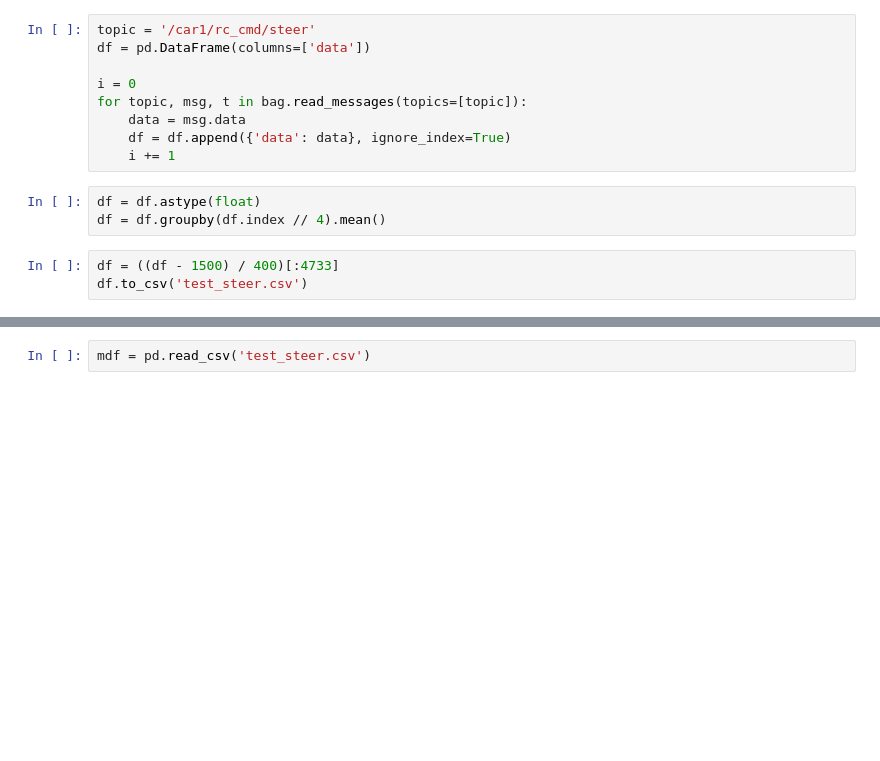
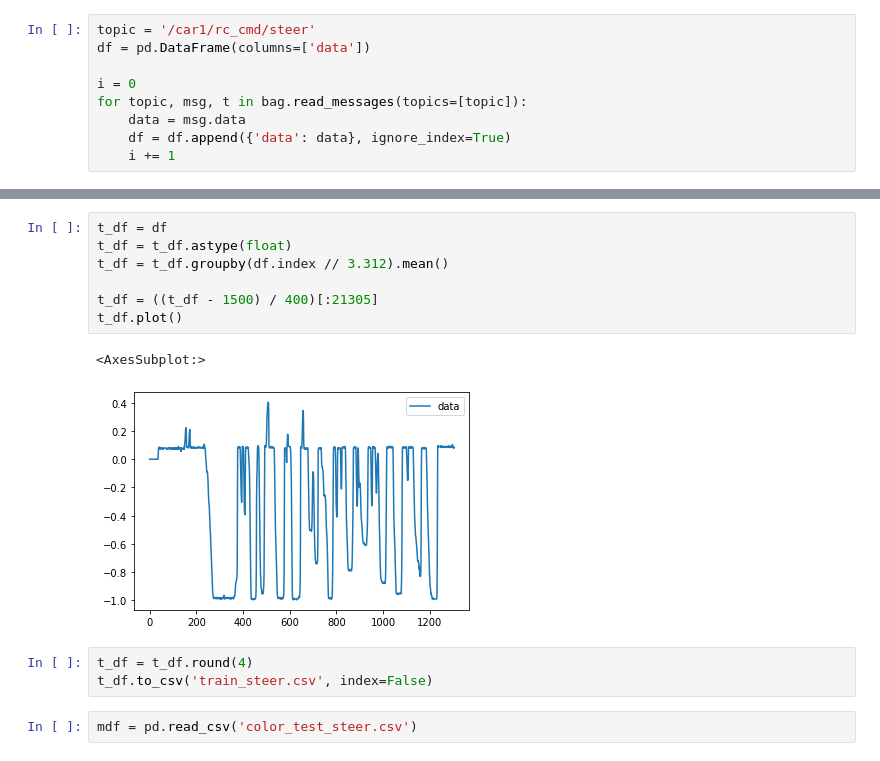
Before and after one commit to skull8888888/f1t, a Jupyter notebook: notebooks/parser.ipynb, the cells around one changed output, grey strips where cells are left out. Saved outputs shown, nothing was run; the diff lists cells and outputs as text; blank space fills up the shorter version.

```diff
--- a/notebooks/parser.ipynb
+++ b/notebooks/parser.ipynb
@@ -14,9 +16,3 @@ for topic, msg, t in bag.read_messages(topics=[topic]):
     data = msg.data
     df = df.append({'data': data}, ignore_index=True)
     i += 1
-# %%
-df = df.astype(float)
-df = df.groupby(df.index // 4).mean()
-# %%
-df = ((df - 1500) / 400)[:4733]
-df.to_csv('test_steer.csv')
@@ -23,5 +36,18 @@ df.to_csv('test_steer.csv')
+# %%
+t_df = df
+t_df = t_df.astype(float)
+t_df = t_df.groupby(df.index // 3.312).mean()
+
+t_df = ((t_df - 1500) / 400)[:21305]
+t_df.plot()
+# %% [output]
+<AxesSubplot:>
+[figure, added]
+# %%
+t_df = t_df.round(4)
+t_df.to_csv('train_steer.csv', index=False)
 # %%
-mdf = pd.read_csv('test_steer.csv')
+mdf = pd.read_csv('color_test_steer.csv')
 # %%
 len(mdf)
 # %% [output]
```
Also changed, not shown: parts of 4 cells of this notebook, 11 other files.
